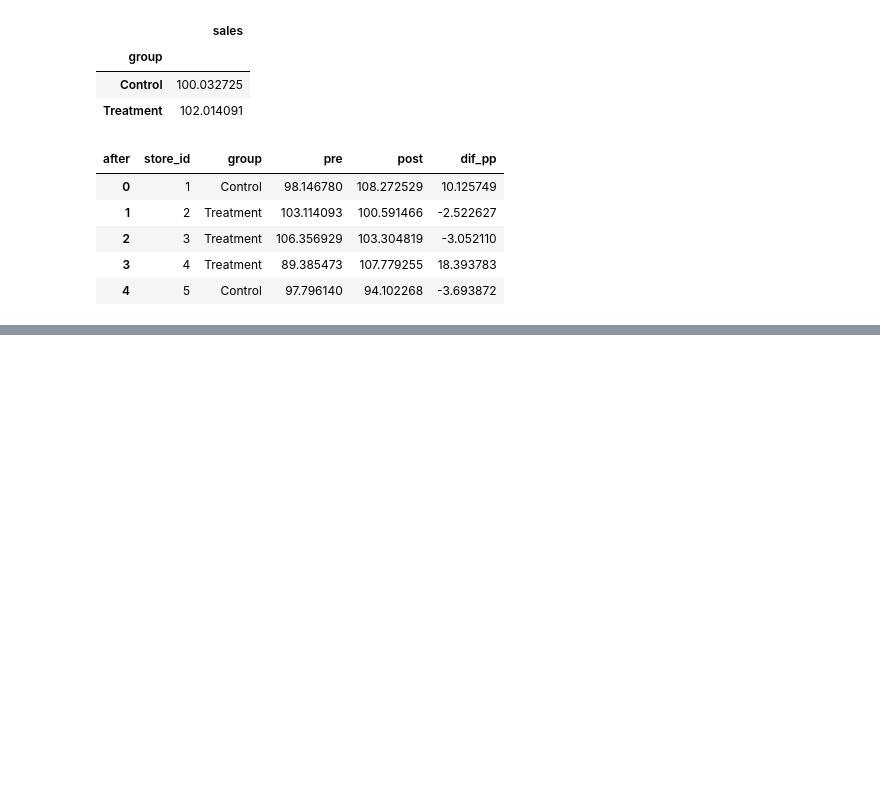
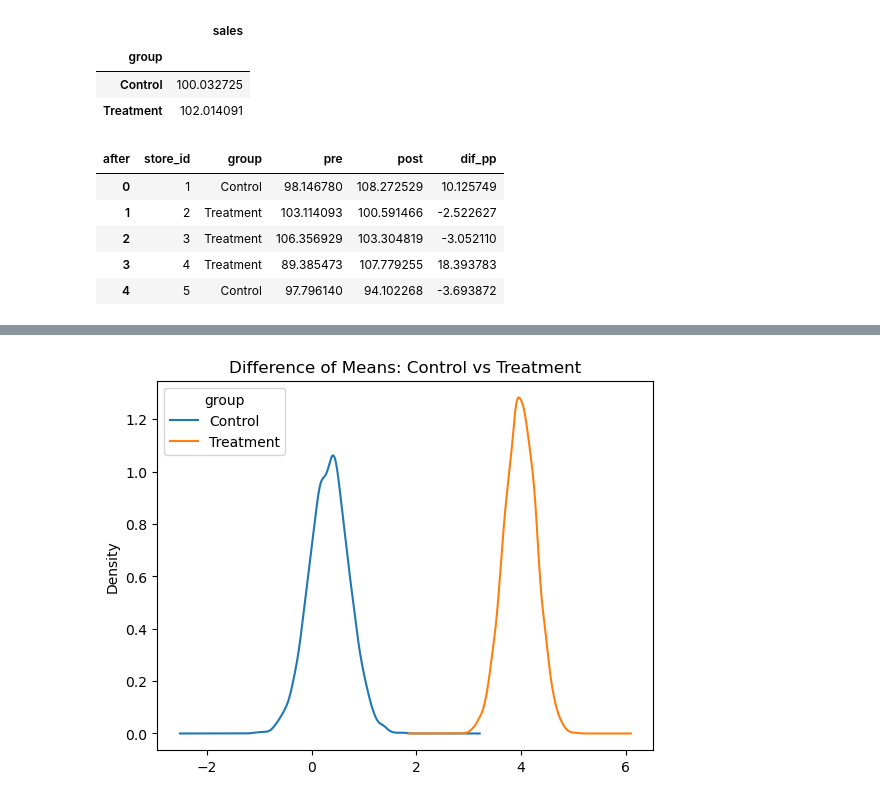
Before and after one commit to CodexploreRepo/ab-testing, a Jupyter notebook: notebooks/00-pre-post-treatment-test.ipynb, the cells around one changed output, grey strips where cells are left out. Cells and saved outputs as stored; diff of their text form; code cells hidden in the pictures; blank space fills up the shorter version.

```diff
--- a/notebooks/00-pre-post-treatment-test.ipynb
+++ b/notebooks/00-pre-post-treatment-test.ipynb
@@ -120,0 +226,24 @@ df_pre_post.head()
+# %%
+# We can Bootstrap
+boot_means = []
+
+# Simulation N times
+N, sample_size = 5_000, 400
+for i in range(N):
+  # take 400 stores from each group
+  control = df_pre_post.query('group == "Control"').sample(n=sample_size, replace=True)
+  treatment =  df_pre_post.query('group == "Treatment"').sample(n=sample_size, replace=True)
+  final_data = pd.concat([control, treatment])
+
+  # taking the mean of dif_pp for stores in each group
+  boot_sample = (
+      final_data
+      .groupby('group')['dif_pp']
+      .mean()
+    )
+  #append
+  boot_means.append(boot_sample)
+# %%
+# To Dataframe
+boot_means = pd.DataFrame(boot_means)
+boot_means.head()
@@ -120,0 +257,6 @@ df_pre_post.head()
+# %%
+# kde plot
+boot_means.plot(kind='kde')
+plt.title('Difference of Means: Control vs Treatment');
+# %% [output]
+[figure, added]
```
Also changed, not shown: parts of 27 cells of this notebook, 2 other files.
